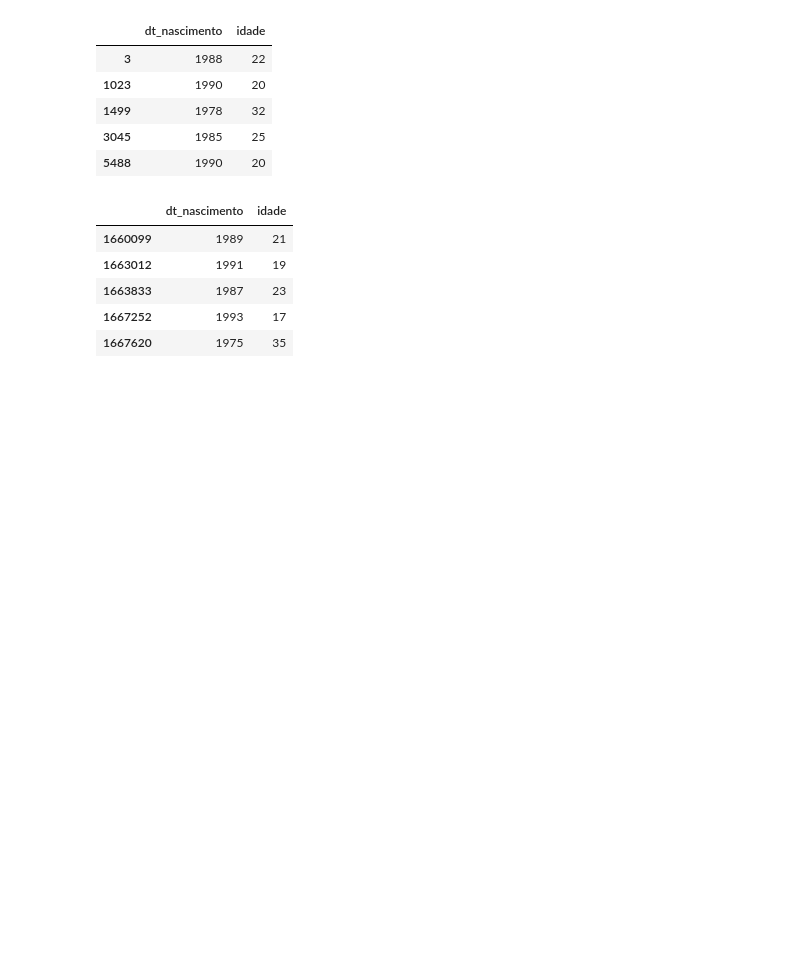
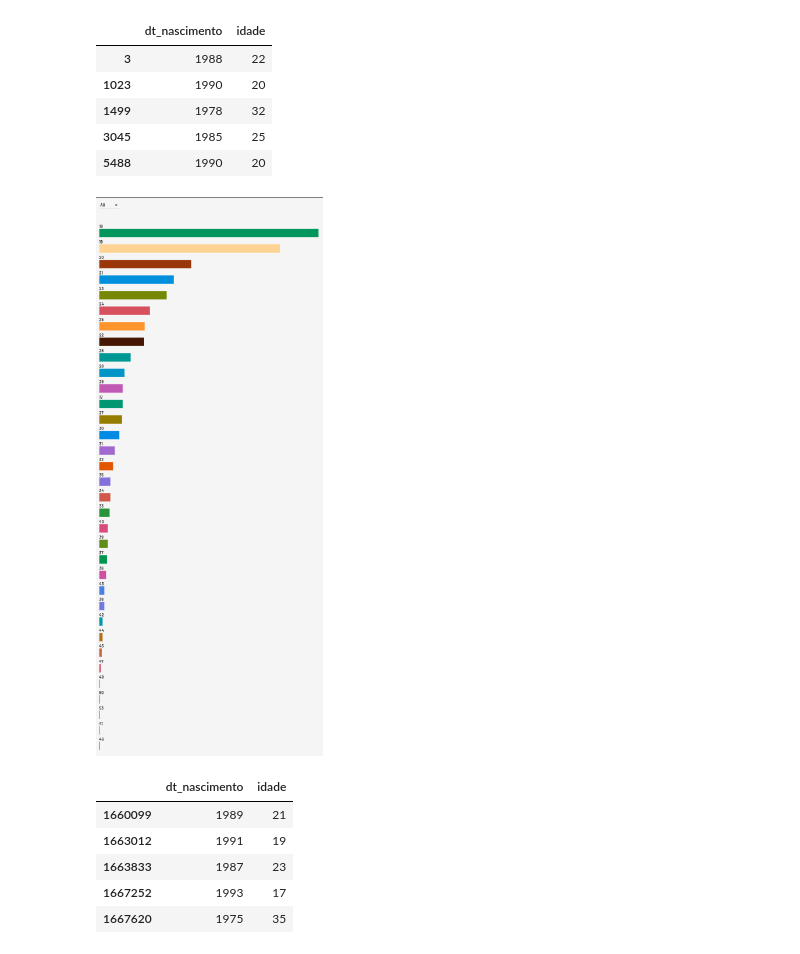
Before and after one commit to DafniMilla/analise_microdados_sisu, a Jupyter notebook: meu_livro/notebooks1.ipynb, the cells around one changed output. Saved outputs shown, nothing was run; the diff lists cells and outputs as text; code cells hidden in the pictures; blank space fills up the shorter version.

Commit message:
idade com flourish

```diff
--- a/meu_livro/notebooks1.ipynb
+++ b/meu_livro/notebooks1.ipynb
@@ -161,6 +161,10 @@ microdados[["dt_nascimento", "idade"]].head()
 | 1499 | 1978 | 32 |
 | 3045 | 1985 | 25 |
 | 5488 | 1990 | 20 |
+# %%
+display(Image("imagens/idade_candidatos.png", width=800, height=600))
+# %% [output]
+[figure, added]
 # %%
 microdados[["dt_nascimento", "idade"]].tail()
 # %% [output]
```
